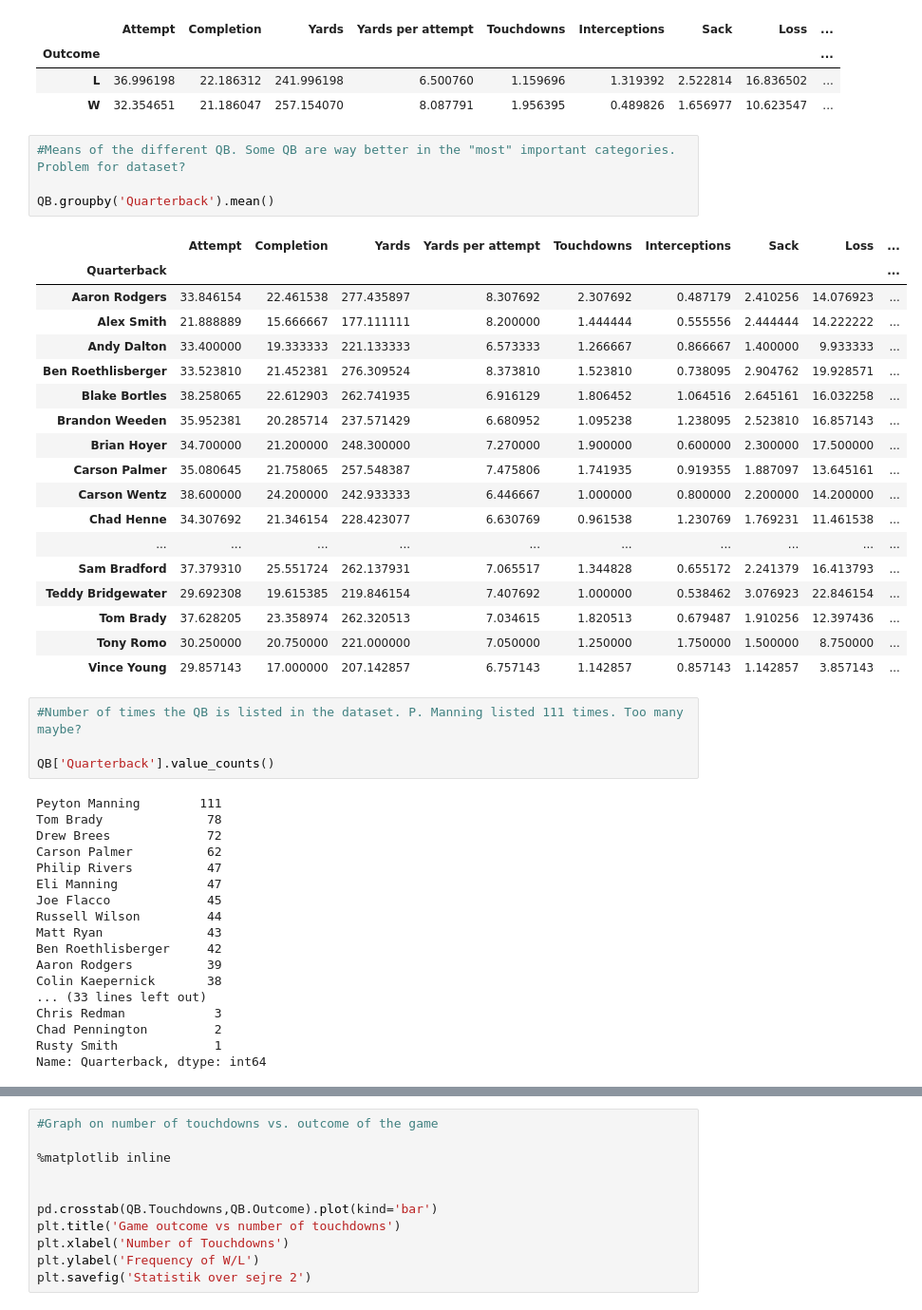
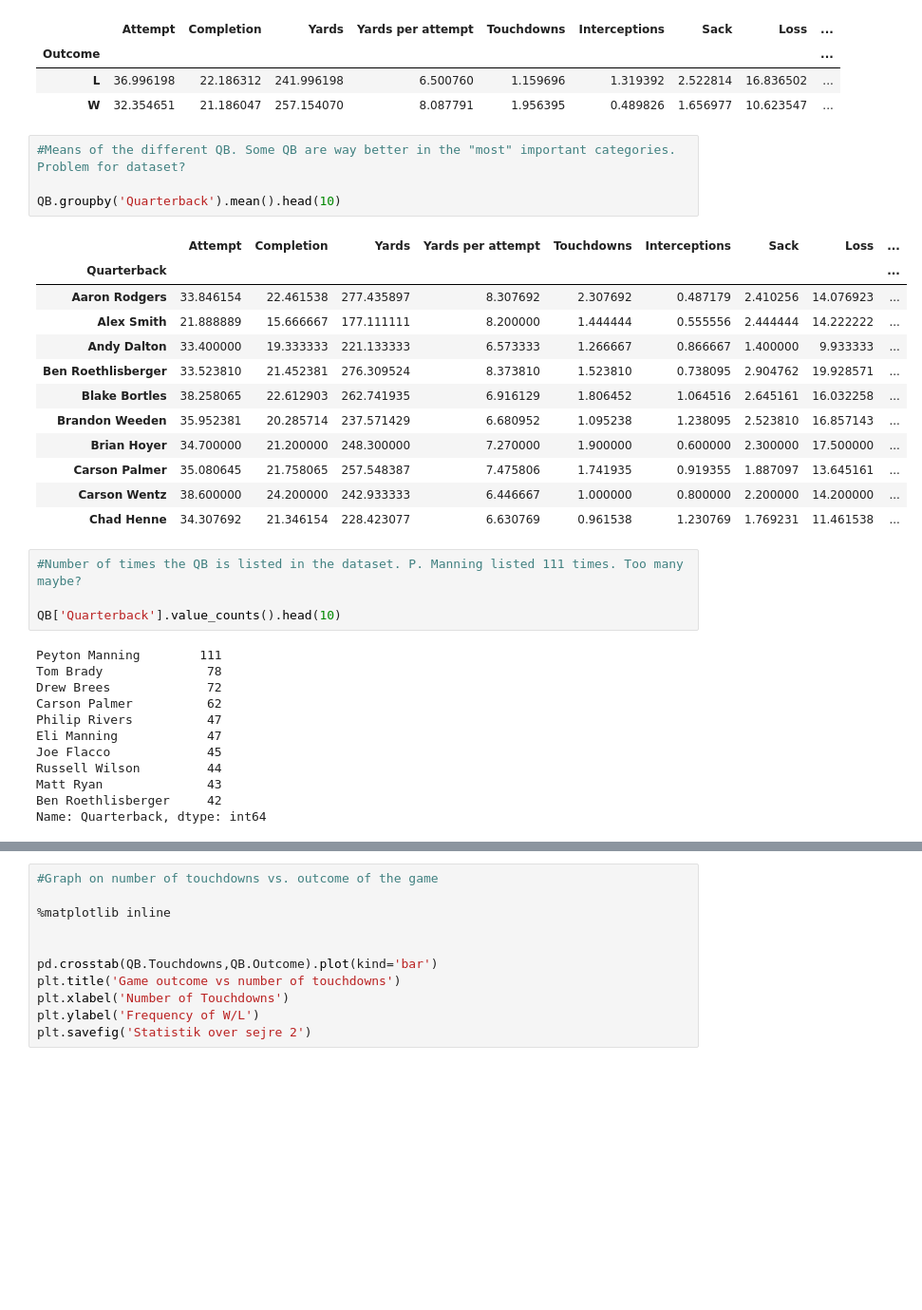
Before and after one commit to OscarHemmingsen/PHBS_MLF_2018, a Jupyter notebook: NFL game prediction.ipynb, the cells around one changed output, grey strips where cells are left out. Shown: that part at 95% size. Cells and saved outputs as stored; diff of their text form; blank space fills up the shorter version.

```diff
--- a/NFL game prediction.ipynb
+++ b/NFL game prediction.ipynb
@@ -94,30 +94,24 @@ QB.groupby('Outcome').mean()
 # %%
 #Means of the different QB. Some QB are way better in the "most" important categories. Problem for dataset?
 
-QB.groupby('Quarterback').mean()
+QB.groupby('Quarterback').mean().head(10)
 # %% [output]
 |  | Attempt | Completion | Yards | Yards per attempt | Touchdowns | Interceptions | Sack | Loss | ... |
 | Quarterback |  |  |  |  |  |  |  |  | ... |
 | Aaron Rodgers | 33.846154 | 22.461538 | 277.435897 | 8.307692 | 2.307692 | 0.487179 | 2.410256 | 14.076923 | ... |
 | Alex Smith | 21.888889 | 15.666667 | 177.111111 | 8.200000 | 1.444444 | 0.555556 | 2.444444 | 14.222222 | ... |
 | Andy Dalton | 33.400000 | 19.333333 | 221.133333 | 6.573333 | 1.266667 | 0.866667 | 1.400000 | 9.933333 | ... |
 | Ben Roethlisberger | 33.523810 | 21.452381 | 276.309524 | 8.373810 | 1.523810 | 0.738095 | 2.904762 | 19.928571 | ... |
 | Blake Bortles | 38.258065 | 22.612903 | 262.741935 | 6.916129 | 1.806452 | 1.064516 | 2.645161 | 16.032258 | ... |
 | Brandon Weeden | 35.952381 | 20.285714 | 237.571429 | 6.680952 | 1.095238 | 1.238095 | 2.523810 | 16.857143 | ... |
 | Brian Hoyer | 34.700000 | 21.200000 | 248.300000 | 7.270000 | 1.900000 | 0.600000 | 2.300000 | 17.500000 | ... |
 | Carson Palmer | 35.080645 | 21.758065 | 257.548387 | 7.475806 | 1.741935 | 0.919355 | 1.887097 | 13.645161 | ... |
 | Carson Wentz | 38.600000 | 24.200000 | 242.933333 | 6.446667 | 1.000000 | 0.800000 | 2.200000 | 14.200000 | ... |
 | Chad Henne | 34.307692 | 21.346154 | 228.423077 | 6.630769 | 0.961538 | 1.230769 | 1.769231 | 11.461538 | ... |
-| ... | ... | ... | ... | ... | ... | ... | ... | ... | ... |
-| Sam Bradford | 37.379310 | 25.551724 | 262.137931 | 7.065517 | 1.344828 | 0.655172 | 2.241379 | 16.413793 | ... |
-| Teddy Bridgewater | 29.692308 | 19.615385 | 219.846154 | 7.407692 | 1.000000 | 0.538462 | 3.076923 | 22.846154 | ... |
-| Tom Brady | 37.628205 | 23.358974 | 262.320513 | 7.034615 | 1.820513 | 0.679487 | 1.910256 | 12.397436 | ... |
-| Tony Romo | 30.250000 | 20.750000 | 221.000000 | 7.050000 | 1.250000 | 1.750000 | 1.500000 | 8.750000 | ... |
-| Vince Young | 29.857143 | 17.000000 | 207.142857 | 6.757143 | 1.142857 | 0.857143 | 1.142857 | 3.857143 | ... |
 # %%
 #Number of times the QB is listed in the dataset. P. Manning listed 111 times. Too many maybe?
 
-QB['Quarterback'].value_counts()
+QB['Quarterback'].value_counts().head(10)
 # %% [output]
 Peyton Manning        111
 Tom Brady              78
@@ -129,10 +123,4 @@ Joe Flacco             45
 Russell Wilson         44
 Matt Ryan              43
 Ben Roethlisberger     42
-Aaron Rodgers          39
-Colin Kaepernick       38
-... (33 lines left out)
-Chris Redman            3
-Chad Pennington         2
-Rusty Smith             1
 Name: Quarterback, dtype: int64
```
Also changed, not shown: parts of 11 cells of this notebook.
